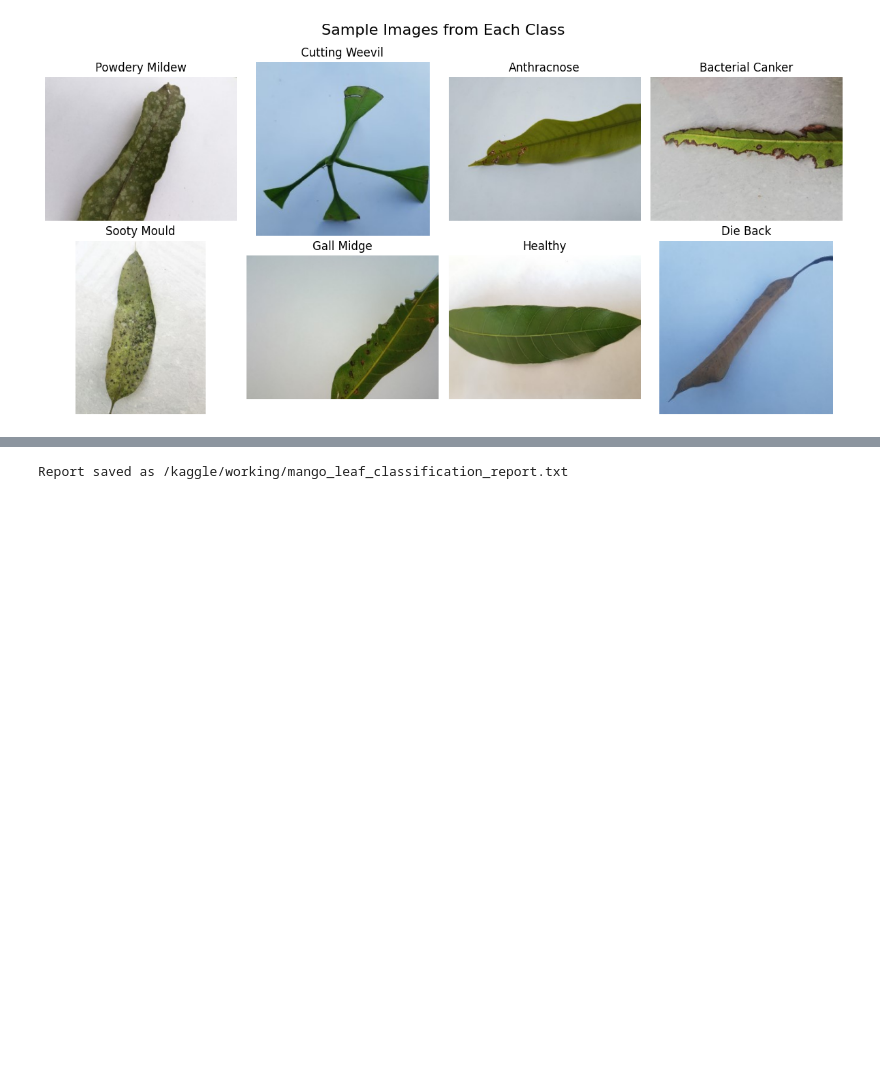
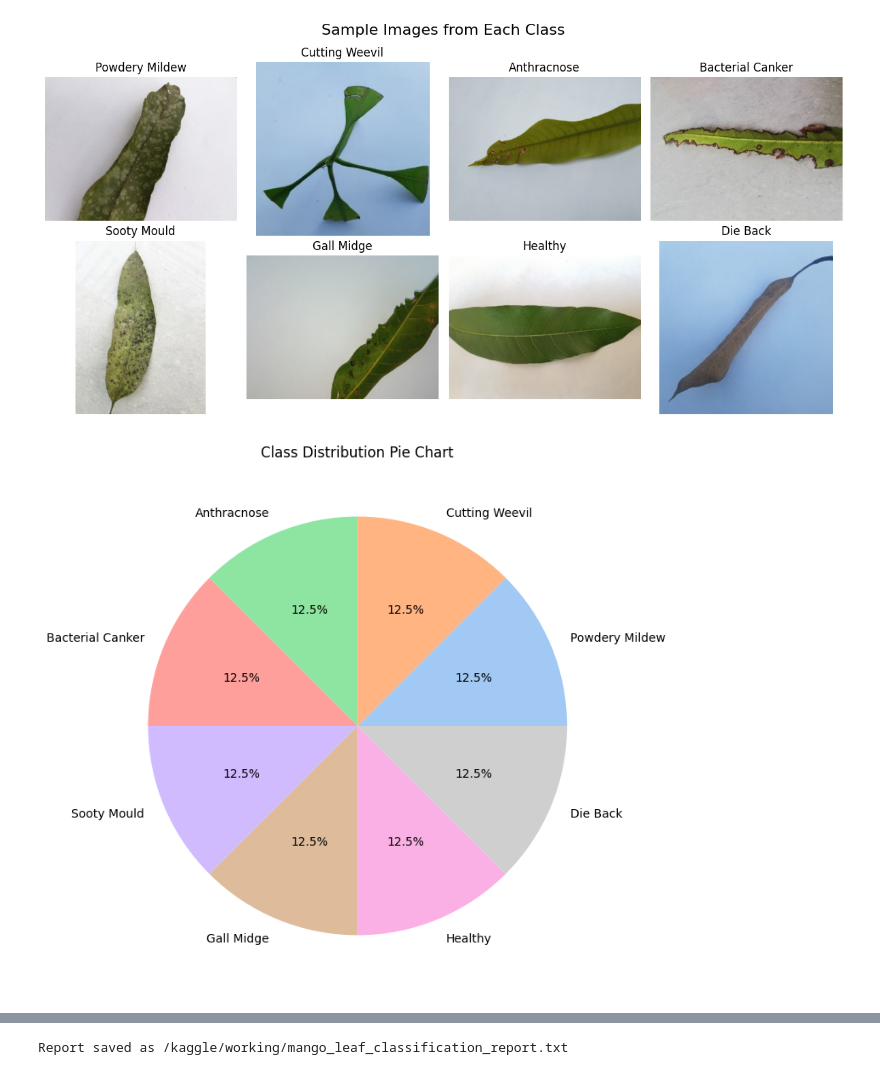
Before and after one commit to Sakibur-16/475Lab01, a Jupyter notebook: 475lab01.ipynb, the cells around one changed output, grey strips where cells are left out. Drawn from its saved outputs; the diff is of its cells as text; code cells hidden in the pictures; blank space fills up the shorter version.

```diff
--- a/475lab01.ipynb
+++ b/475lab01.ipynb
@@ -84,3 +84,12 @@ plt.savefig("/kaggle/working/sample_images.png")
 plt.show()
 # %% [output]
 [figure]
+# %%
+# Pie Chart for Class Distribution
+plt.figure(figsize=(8, 8))
+plt.pie(class_counts.values(), labels=class_counts.keys(), autopct='%1.1f%%', colors=sns.color_palette('pastel'))
+plt.title("Class Distribution Pie Chart")
+plt.savefig("/kaggle/working/class_distribution_pie.png")
+plt.show()
+# %% [output]
+[figure, added]
```
Also changed, not shown: parts of 7 cells of this notebook.
